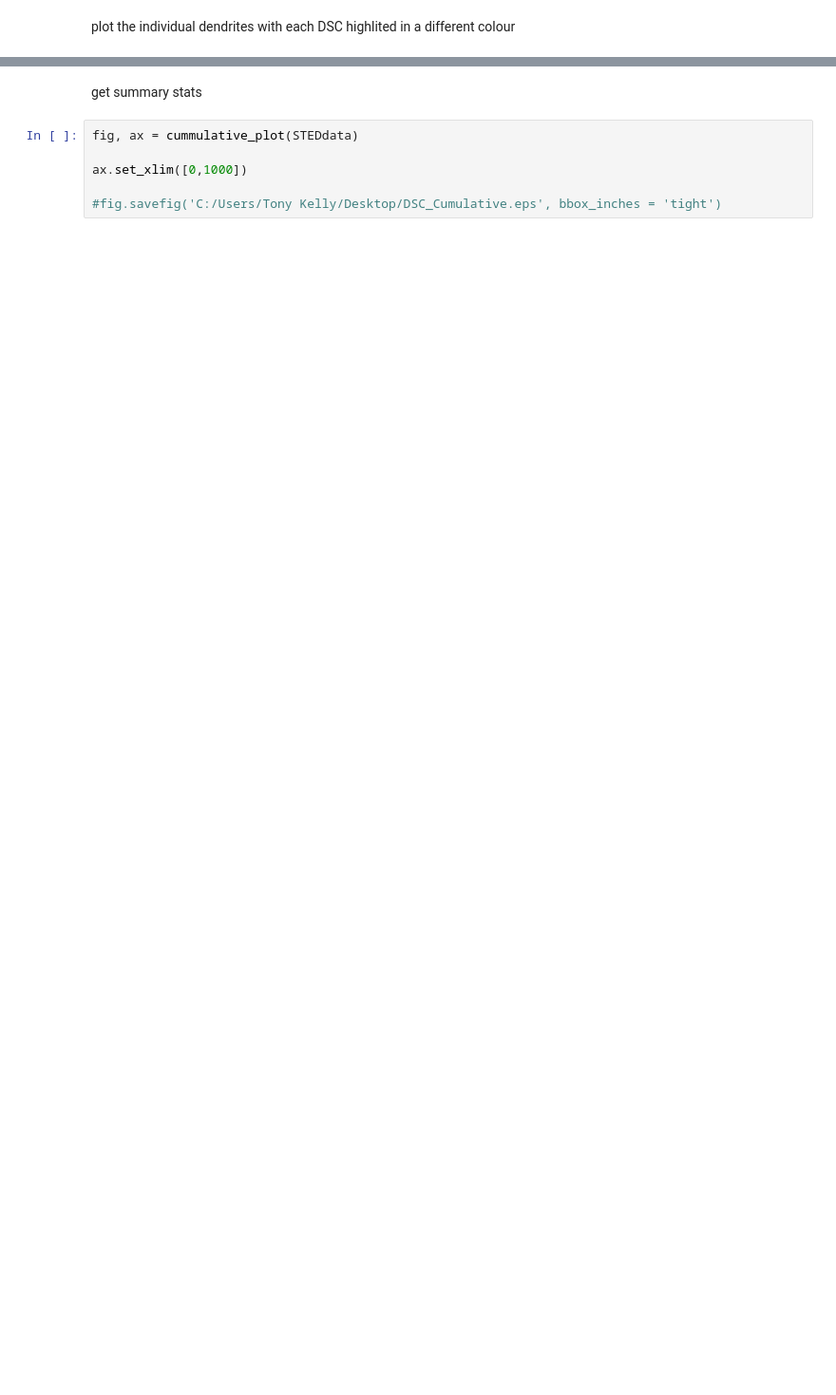
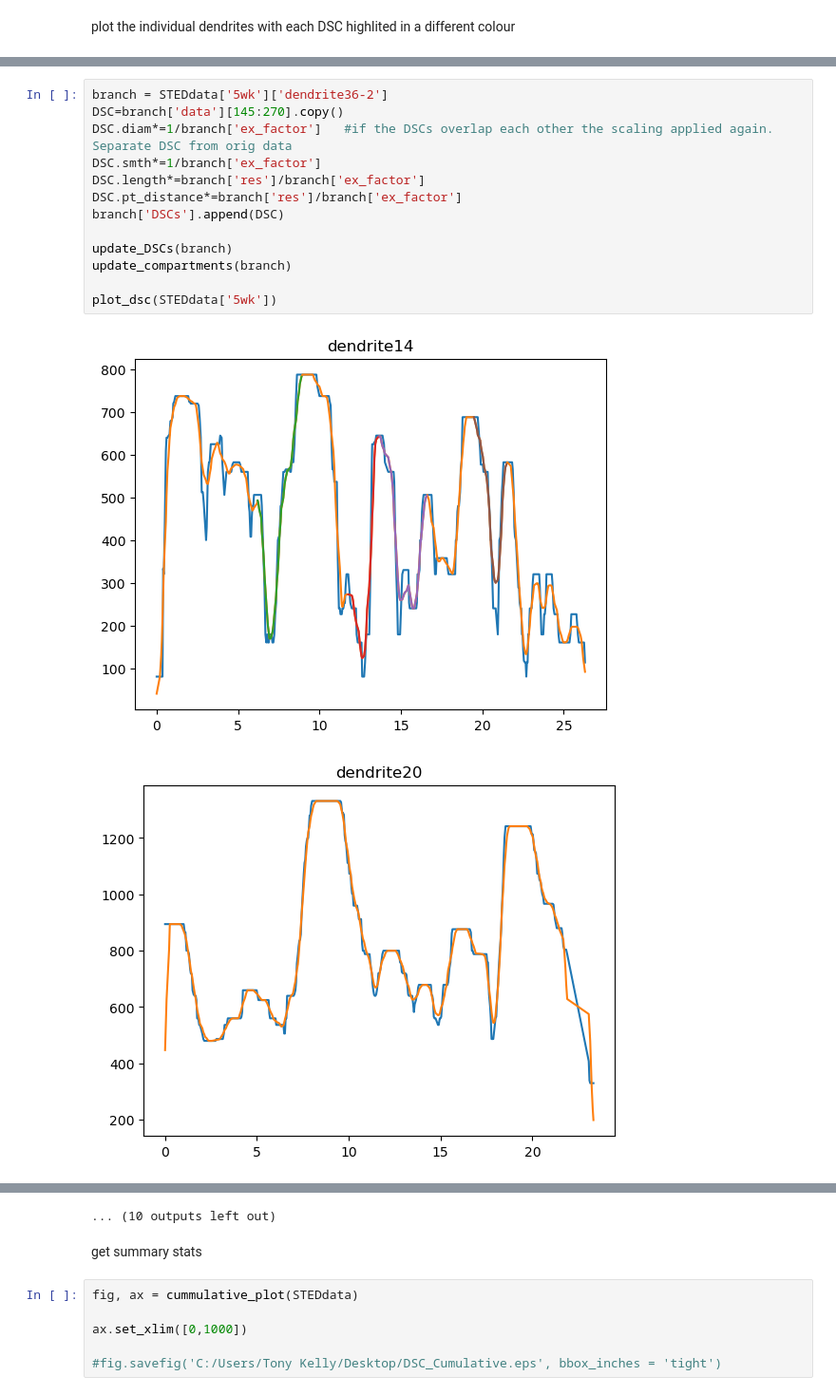
Before and after one commit to tonykelly00/DSC_morphology_pipeline, a Jupyter notebook: notebooks/analysis.ipynb, the cells around one changed output, grey strips where cells are left out. Shown at 95% size. Cells and saved outputs as stored; diff of their text form; blank space fills up the shorter version.

```diff
--- a/notebooks/analysis.ipynb
+++ b/notebooks/analysis.ipynb
@@ -70,0 +136,16 @@ plot_dsc(STEDdata)
+# %%
+branch = STEDdata['5wk']['dendrite36-2']
+DSC=branch['data'][145:270].copy()
+DSC.diam*=1/branch['ex_factor']   #if the DSCs overlap each other the scaling applied again. Separate DSC from orig data
+DSC.smth*=1/branch['ex_factor']
+DSC.length*=branch['res']/branch['ex_factor']
+DSC.pt_distance*=branch['res']/branch['ex_factor']
+branch['DSCs'].append(DSC)
+
+update_DSCs(branch)
+update_compartments(branch)
+
+plot_dsc(STEDdata['5wk'])
+# %% [output]
+[figure, added]
+[figure, added]
@@ -71,3 +162,4 @@ plot_dsc(STEDdata)
+... (10 outputs left out)
 # %% [markdown]
 get summary stats
 # %%
```
Also changed, not shown: parts of 12 cells of this notebook, 2 other files.
